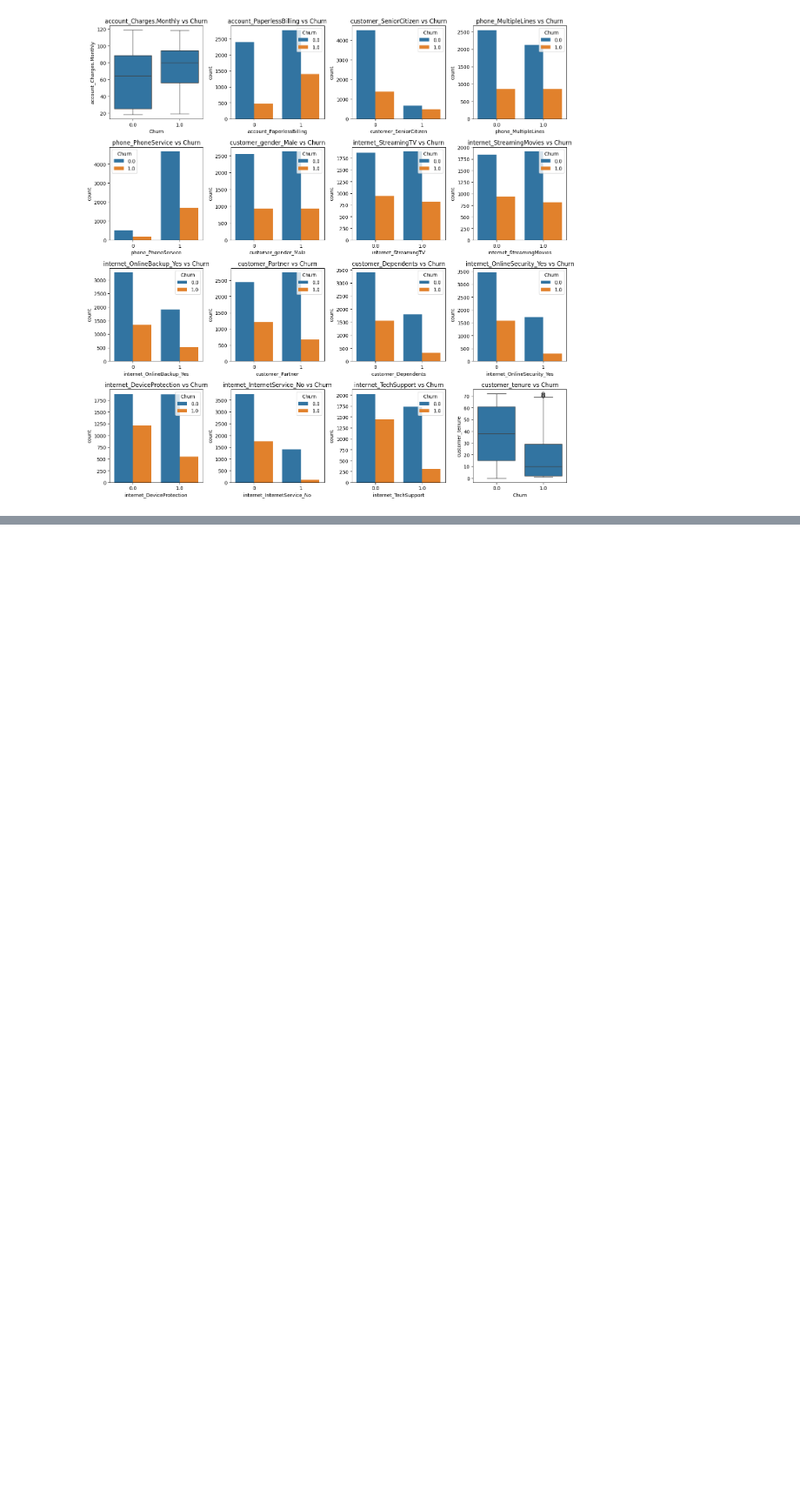
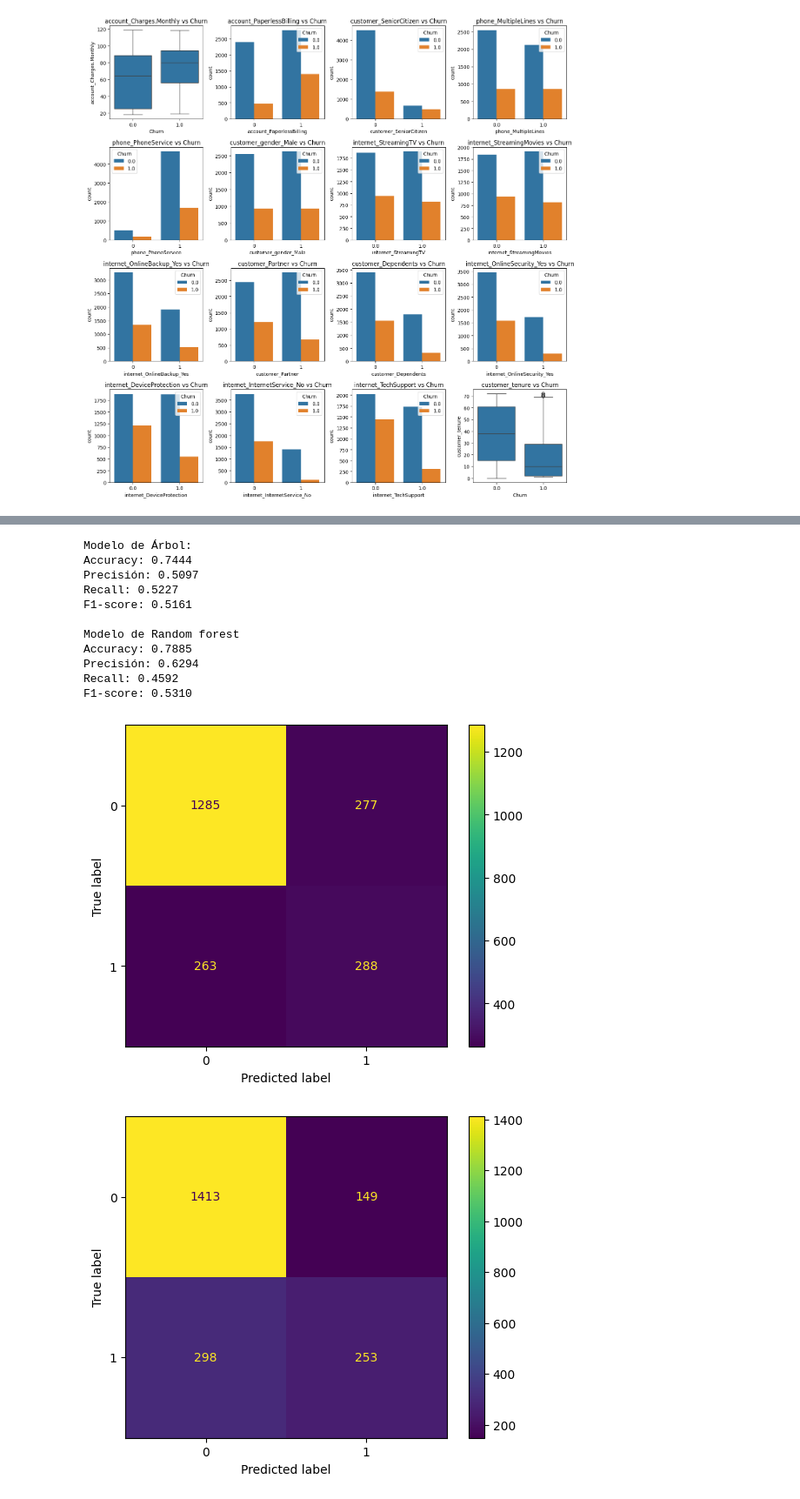
Before and after one commit to joako2004/challenge_2, a Jupyter notebook: challenge.ipynb, the cells around one changed output, grey strips where cells are left out. Shown at 87% size. Saved outputs shown, nothing was run; the diff lists cells and outputs as text; code cells hidden in the pictures; blank space fills up the shorter version.

Commit message:
Separación de los datos y entrenamiento y evaluación de los modelos, faltó calcular el over o under fitting

```diff
--- a/challenge.ipynb
+++ b/challenge.ipynb
@@ -334,0 +341,2 @@ plt.show()
+# %%
+X_train, X_test,  y_train, y_test = train_test_split(X, y, test_size=0.3, random_state=42)
@@ -334,0 +360,9 @@ plt.show()
+# %%
+# crear un Árbol de decisión
+modelo_arbol = DecisionTreeClassifier(random_state=42)
+modelo_arbol.fit(X_train, y_train)
+y_pred_arbol = modelo_arbol.predict(X_test)
+# %%
+modelo_forest = RandomForestClassifier(n_estimators=100, random_state=42)
+modelo_forest.fit(X_train, y_train)
+y_pred_forest = modelo_forest.predict(X_test)
@@ -334,0 +392,42 @@ plt.show()
+# %%
+# definir una función que calcule las metricas
+def evaluar_modelo(modelo, X_test, y_test):
+    y_pred = modelo.predict(X_test)
+
+    # Métricas
+    accuracy = accuracy_score(y_test, y_pred)
+    precision = precision_score(y_test, y_pred)
+    recal = recall_score(y_test, y_pred)
+    f1 = f1_score(y_test, y_pred)
+
+    print(f"Accuracy: {accuracy:.4f}")
+    print(f"Precisión: {precision:.4f}")
+    print(f"Recall: {recal:.4f}")
+    print(f"F1-score: {f1:.4f}")
+
+    # Matriz de confusión
+    cm = confusion_matrix(y_test, y_pred, labels=[0, 1])
+    disp = ConfusionMatrixDisplay(confusion_matrix=cm, display_labels=[0, 1])
+    disp.plot()
+
+    return {"accuracy": accuracy, "precision": precision, "recall": recal, "f1": f1}
+# %%
+# mostrar los resultados de las metricas
+print('Modelo de Árbol: ')
+resultado_arbol = evaluar_modelo(modelo_arbol, X_test, y_test)
+print('\nModelo de Random forest')
+resultado_forest = evaluar_modelo(modelo_forest, X_test, y_test)
+# %% [output]
+Modelo de Árbol:
+Accuracy: 0.7444
+Precisión: 0.5097
+Recall: 0.5227
+F1-score: 0.5161
+
+Modelo de Random forest
+Accuracy: 0.7885
+Precisión: 0.6294
+Recall: 0.4592
+F1-score: 0.5310
+[figure, added]
+[figure, added]
```
Also changed, not shown: parts of 4 cells of this notebook.
